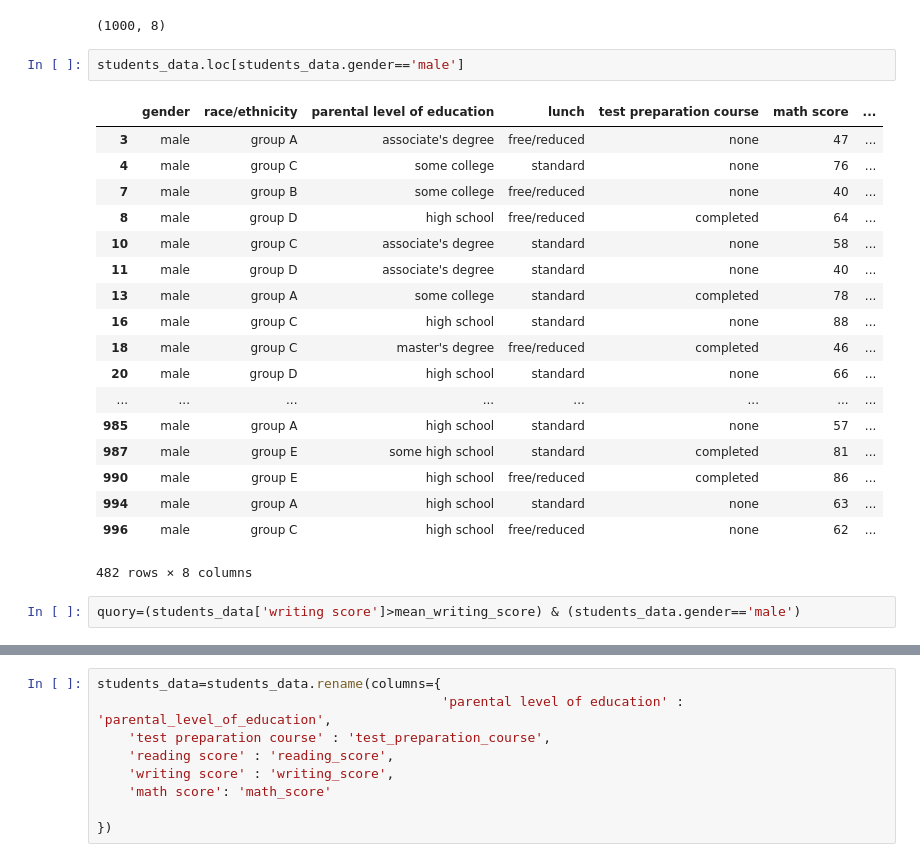
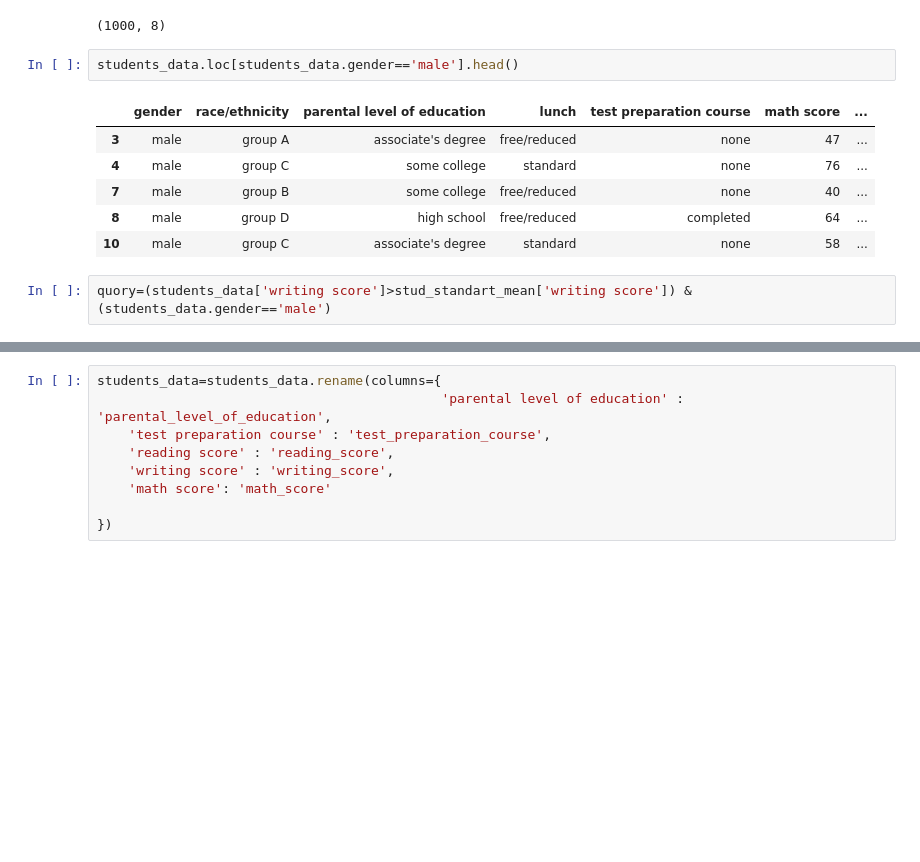
Before and after one commit to Umbamzita/Machine-Learning, a Jupyter notebook: Machine_Learning_stepik_1week.ipynb, the cells around one changed output, grey strips where cells are left out. Drawn from its saved outputs; the diff is of its cells as text; blank space fills up the shorter version.

```diff
--- a/Machine_Learning_stepik_1week.ipynb
+++ b/Machine_Learning_stepik_1week.ipynb
@@ -71,28 +75,16 @@ students_data.shape
 # %% [output]
 (1000, 8)
 # %%
-students_data.loc[students_data.gender=='male']
+students_data.loc[students_data.gender=='male'].head()
 # %% [output]
 |  | gender | race/ethnicity | parental level of education | lunch | test preparation course | math score | ... |
 | 3 | male | group A | associate's degree | free/reduced | none | 47 | ... |
 | 4 | male | group C | some college | standard | none | 76 | ... |
 | 7 | male | group B | some college | free/reduced | none | 40 | ... |
 | 8 | male | group D | high school | free/reduced | completed | 64 | ... |
 | 10 | male | group C | associate's degree | standard | none | 58 | ... |
-| 11 | male | group D | associate's degree | standard | none | 40 | ... |
-| 13 | male | group A | some college | standard | completed | 78 | ... |
-| 16 | male | group C | high school | standard | none | 88 | ... |
-| 18 | male | group C | master's degree | free/reduced | completed | 46 | ... |
-| 20 | male | group D | high school | standard | none | 66 | ... |
-| ... | ... | ... | ... | ... | ... | ... | ... |
-| 985 | male | group A | high school | standard | none | 57 | ... |
-| 987 | male | group E | some high school | standard | completed | 81 | ... |
-| 990 | male | group E | high school | free/reduced | completed | 86 | ... |
-| 994 | male | group A | high school | standard | none | 63 | ... |
-| 996 | male | group C | high school | free/reduced | none | 62 | ... |
-482 rows × 8 columns
 # %%
-quory=(students_data['writing score']>mean_writing_score) & (students_data.gender=='male')
+quory=(students_data['writing score']>stud_standart_mean['writing score']) & (students_data.gender=='male')
 # %%
 students_data[quory].head()
 # %% [output]
```
Also changed, not shown: parts of 13 cells of this notebook.
